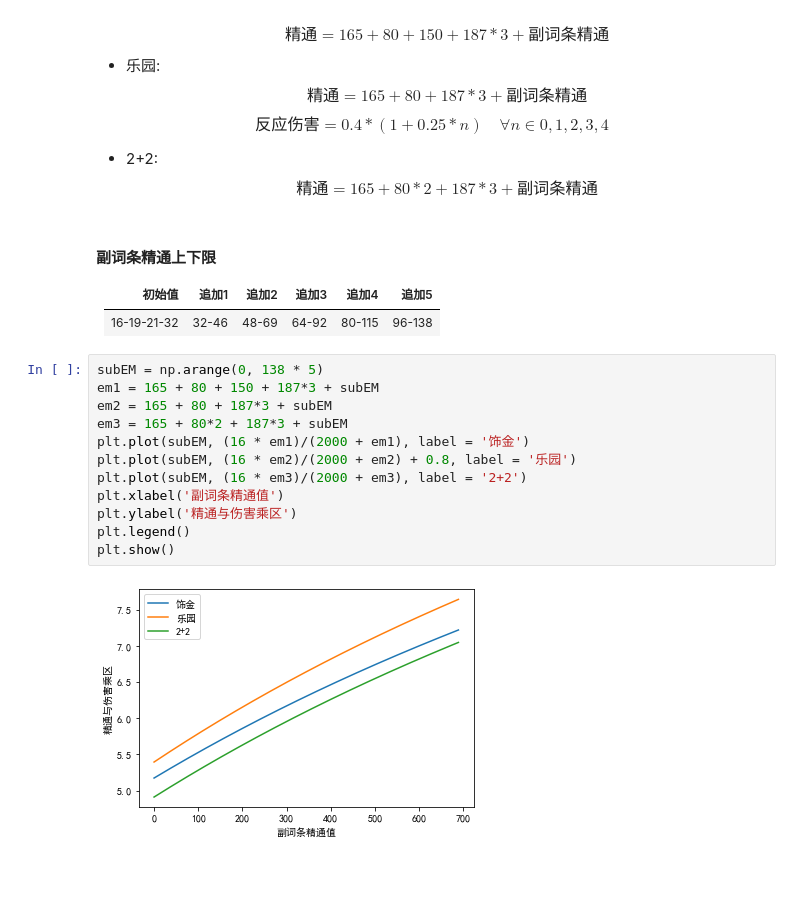
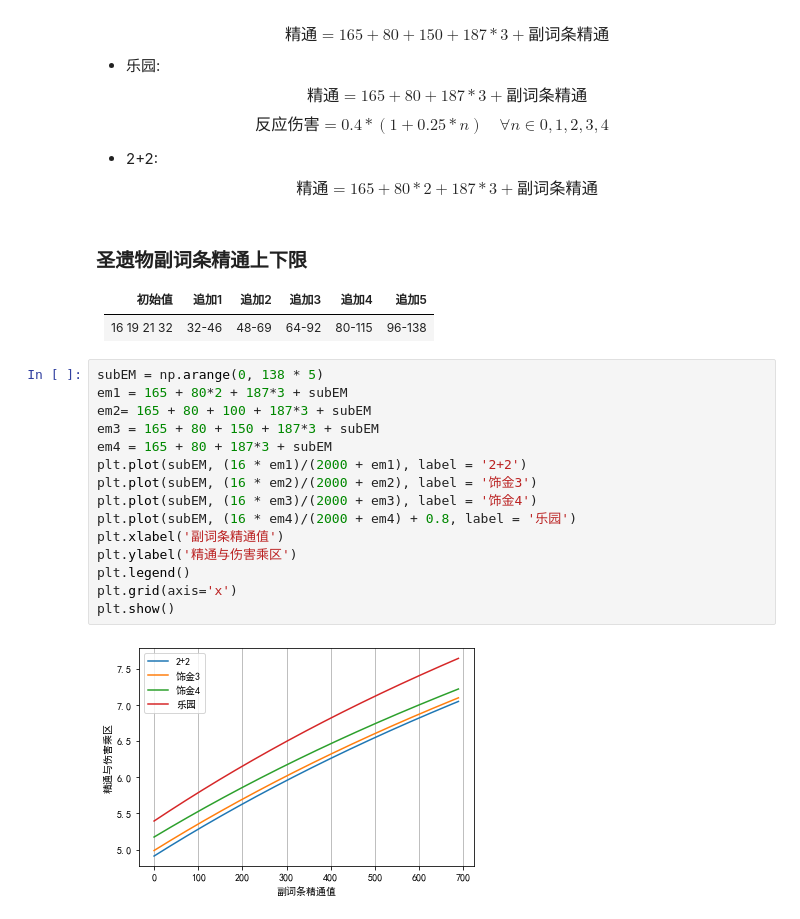
Before and after one commit to muedsa/mihoyo-lab-notebook, a Jupyter notebook: bloom-reactions.ipynb, the cells around one changed output. Drawn from its saved outputs; the diff is of its cells as text; blank space fills up the shorter version.

```diff
--- a/bloom-reactions.ipynb
+++ b/bloom-reactions.ipynb
@@ -41,21 +40,24 @@ $$反应伤害 = 0.4 * (1 + 0.25 * n) \quad \forall n\in{0,1,2,3,4}$$
 - 2+2:
 $$精通 = 165 + 80 * 2 + 187 * 3 + 副词条精通$$
 # %% [markdown]
-#### 副词条精通上下限
+### 圣遗物副词条精通上下限
 | 初始值 | 追加1 | 追加2 | 追加3 | 追加4 | 追加5 |
 | ---- | ---- | ---- | ---- | ---- | ---- |
-| 16-19-21-32 | 32-46 | 48-69 | 64-92 | 80-115 | 96-138 |
+| 16 19 21 32 | 32-46 | 48-69 | 64-92 | 80-115 | 96-138 |
 # %%
 subEM = np.arange(0, 138 * 5)
-em1 = 165 + 80 + 150 + 187*3 + subEM
-em2 = 165 + 80 + 187*3 + subEM
-em3 = 165 + 80*2 + 187*3 + subEM
-plt.plot(subEM, (16 * em1)/(2000 + em1), label = '饰金')
-plt.plot(subEM, (16 * em2)/(2000 + em2) + 0.8, label = '乐园')
-plt.plot(subEM, (16 * em3)/(2000 + em3), label = '2+2')
+em1 = 165 + 80*2 + 187*3 + subEM
+em2= 165 + 80 + 100 + 187*3 + subEM
+em3 = 165 + 80 + 150 + 187*3 + subEM
+em4 = 165 + 80 + 187*3 + subEM
+plt.plot(subEM, (16 * em1)/(2000 + em1), label = '2+2')
+plt.plot(subEM, (16 * em2)/(2000 + em2), label = '饰金3')
+plt.plot(subEM, (16 * em3)/(2000 + em3), label = '饰金4')
+plt.plot(subEM, (16 * em4)/(2000 + em4) + 0.8, label = '乐园')
 plt.xlabel('副词条精通值')
 plt.ylabel('精通与伤害乘区')
 plt.legend()
+plt.grid(axis='x')
 plt.show()
 # %% [output]
-[figure, old version]
+[figure, new version]
```
Also changed, not shown: parts of 4 cells of this notebook.
